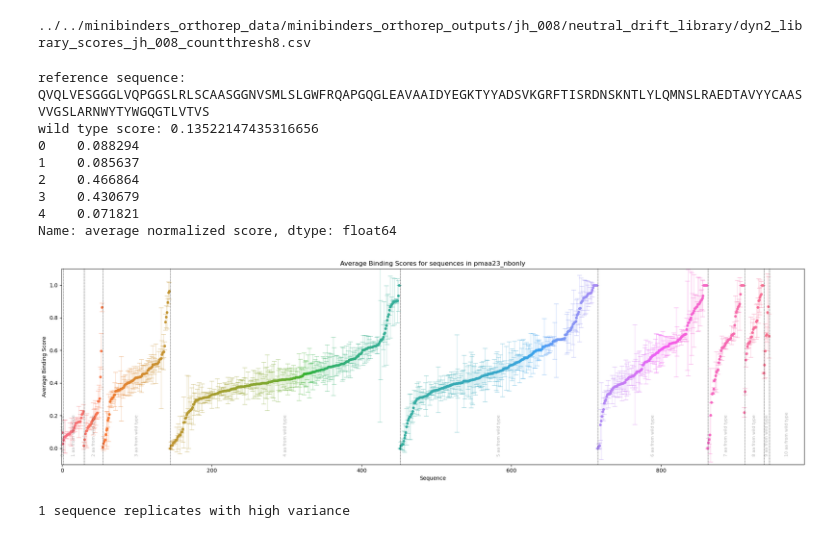
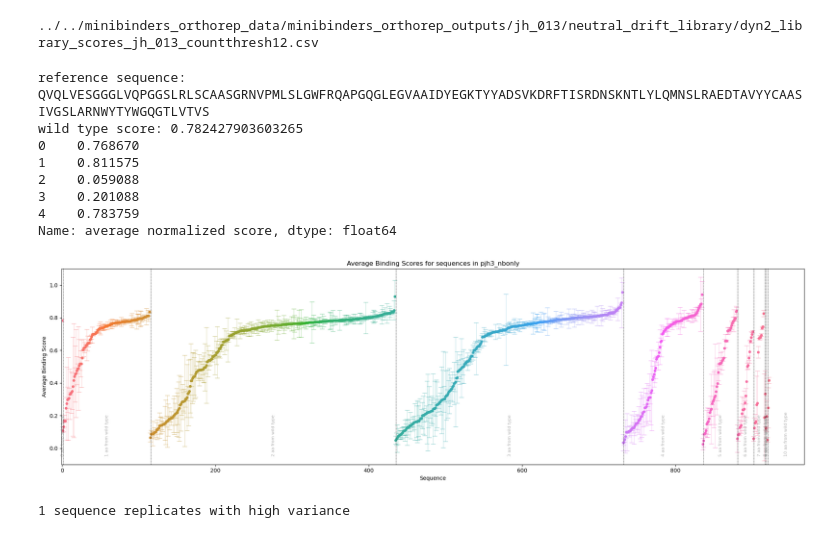
Before and after one commit to jhambale/neutral_drift_srtseq, a Jupyter notebook: 11_clean_neutvar.ipynb, the cells around one changed output. Saved outputs shown, nothing was run; the diff lists cells and outputs as text; code cells hidden in the pictures.

```diff
--- a/11_clean_neutvar.ipynb
+++ b/11_clean_neutvar.ipynb
@@ -25,8 +25,8 @@ import argparse
 # %%
 # set up directories to which to point
 
-experiment_id = 'jh_008' # user sets this
-min_contexts = 18 # sets desired minimum contexts to be included in graphing
+experiment_id = 'jh_013' # user sets this
+min_contexts = 14 # sets desired minimum contexts to be included in graphing
 
 if experiment_id == 'jh_005':
     fasta_name = 'pjh3_nbonly'
@@ -88,12 +88,17 @@ elif experiment_id == 'jh_017':
     mutation_df_paths = f'../../minibinders_orthorep_data/minibinders_orthorep_outputs/{experiment_id}/neutral_drift_library/'
     score_tag_name = 'replicate_1'
     score_tag_name2 = 'replicate_2'
+elif experiment_id == 'jh_018':
+    fasta_name = 'pjh3_nbonly'
+    mutation_df_paths = f'../../minibinders_orthorep_data/minibinders_orthorep_outputs/{experiment_id}/neutral_drift_library/'
+    score_tag_name = 'replicate_1'
+    score_tag_name2 = 'replicate_2'
 
-cpm = '8'
+cpm = '12'
 csv_files = glob.glob(os.path.join(mutation_df_paths, f"dyn*scores*{cpm}*.csv"))
 print(csv_files[-1])
 # %% [output]
-../../minibinders_orthorep_data/minibinders_orthorep_outputs/jh_008/neutral_drift_library/dyn2_library_scores_jh_008_countthresh8.csv
+../../minibinders_orthorep_data/minibinders_orthorep_outputs/jh_013/neutral_drift_library/dyn2_library_scores_jh_013_countthresh12.csv
 # %%
 for library_path in [csv_files[-1]]:
     # import and loading
@@ -147,7 +152,7 @@ for library_path in [csv_files[-1]]:
         print(f"error: {e}")
 
     # simple graph for plotting averages and err for replicate scores
-    if experiment_id == 'jh_007' or 'jh_009' or experiment_id == 'jh_011' or experiment_id == 'jh_012' or experiment_id == 'jh_013' or experiment_id == 'jh_016' or experiment_id == 'jh_017':
+    if experiment_id == 'jh_007' or 'jh_009' or experiment_id == 'jh_011' or experiment_id == 'jh_012' or experiment_id == 'jh_013' or experiment_id == 'jh_016' or experiment_id == 'jh_017' or experiment_id == 'jh_018':
         library_df['average normalized score'] = library_df[[f'{score_tag_name}', f'{score_tag_name2}']].mean(axis=1)
         print(library_df['average normalized score'][:5])
         library_df['normalized score error'] = library_df[[f'{score_tag_name}', f'{score_tag_name2}']].std(axis=1)
@@ -179,7 +184,7 @@ for library_path in [csv_files[-1]]:
                                                     'normalized score error'])
 
 
-    if experiment_id == 'jh_007' or experiment_id == 'jh_008' or experiment_id == 'jh_009' or experiment_id == 'jh_011' or experiment_id == 'jh_012' or experiment_id == 'jh_013' or experiment_id == 'jh_014' or experiment_id == 'jh_016' or  experiment_id == 'jh_017':
+    if experiment_id == 'jh_007' or experiment_id == 'jh_008' or experiment_id == 'jh_009' or experiment_id == 'jh_011' or experiment_id == 'jh_012' or experiment_id == 'jh_013' or experiment_id == 'jh_014' or experiment_id == 'jh_016' or  experiment_id == 'jh_017' or experiment_id == 'jh_018':
         org_outpath = f'../../minibinders_orthorep_data/minibinders_orthorep_outputs/{experiment_id}/neutral_drift_library/plots/seqs_avgscores.png'
         colors_org = sns.color_palette("husl", len(library_org_df))
         wtdistances_org = []
@@ -195,41 +200,41 @@ for library_path in [csv_files[-1]]:
                 high_var.append(seq)
 
         plt.xlabel('Sequence')
         plt.ylabel('Average Binding Score')
         plt.title(f'Average Binding Scores for sequences in {fasta_name}')
         # plt.legend(loc = 'upper right', bbox_to_anchor=(1.4, 1), borderaxespad=0, frameon=False)
         plt.ylim(-0.1,1.1)
         plt.xlim(-0.5,None)
 
         xmino, xmaxo = plt.xlim()
         linedist_org = []
         linedist_org.append(0)
         for disto in range(len(wtdistances_org[:-1])):
             if wtdistances_org[disto] != wtdistances_org[disto+1]:
                 nextdisto = wtdistances_org[disto+1] - wtdistances_org[disto] # will determine the number of lines plotted
                 for lineo in range(nextdisto):
                     linexo = (disto+1.5)+(lineo/nextdisto * 0.4) # max line occupancy is within 0.1 of the next context
                     plt.axvline(linexo, color = 'k', linestyle='--', linewidth=0.5)
                     linedist_org.append(linexo)
                 # print(linedist_org)
                 plt.text((linedist_org[-1]+linedist_org[-(int(nextdisto)+1)])/2, -0.05, f"{wtdistances_org[disto]} aa from wild type", ha='center', va='bottom', rotation = 90, alpha = 0.3, size = 8)
         plt.text((xmaxo+linedist_org[-1])/2, -0.05, f"{wtdistances_org[-1]} aa from wild type", ha='center', va='bottom', rotation = 90, alpha = 0.3, size = 8)
         plt.tight_layout()
         plt.savefig(org_outpath, bbox_inches='tight', dpi=400)
         plt.show()
         plt.close()
 
     print(f'{len(high_var)} sequence replicates with high variance')
 # %% [output]
-reference sequence: QVQLVESGGGLVQPGGSLRLSCAASGGNVSMLSLGWFRQAPGQGLEAVAAIDYEGKTYYADSVKGRFTISRDNSKNTLYLQMNSLRAEDTAVYYCAASVVGSLARNWYTYWGQGTLVTVS
-wild type score: 0.13522147435316656
-0    0.088294
-1    0.085637
-2    0.466864
-3    0.430679
-4    0.071821
+reference sequence: QVQLVESGGGLVQPGGSLRLSCAASGRNVPMLSLGWFRQAPGQGLEGVAAIDYEGKTYYADSVKDRFTISRDNSKNTLYLQMNSLRAEDTAVYYCAASIVGSLARNWYTYWGQGTLVTVS
+wild type score: 0.782427903603265
+0    0.768670
+1    0.811575
+2    0.059088
+3    0.201088
+4    0.783759
 Name: average normalized score, dtype: float64
-[figure, old version]
+[figure, new version]
 1 sequence replicates with high variance
 # %%
     #create families of single mutants from aa sequences within the library
```
Also changed, not shown: parts of 1 cell of this notebook, 1 other file.
